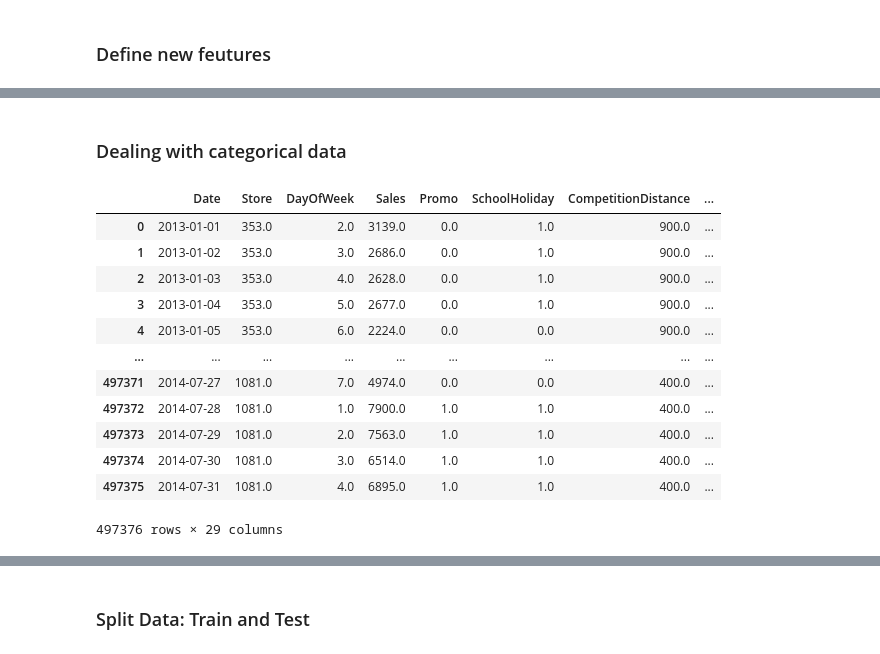
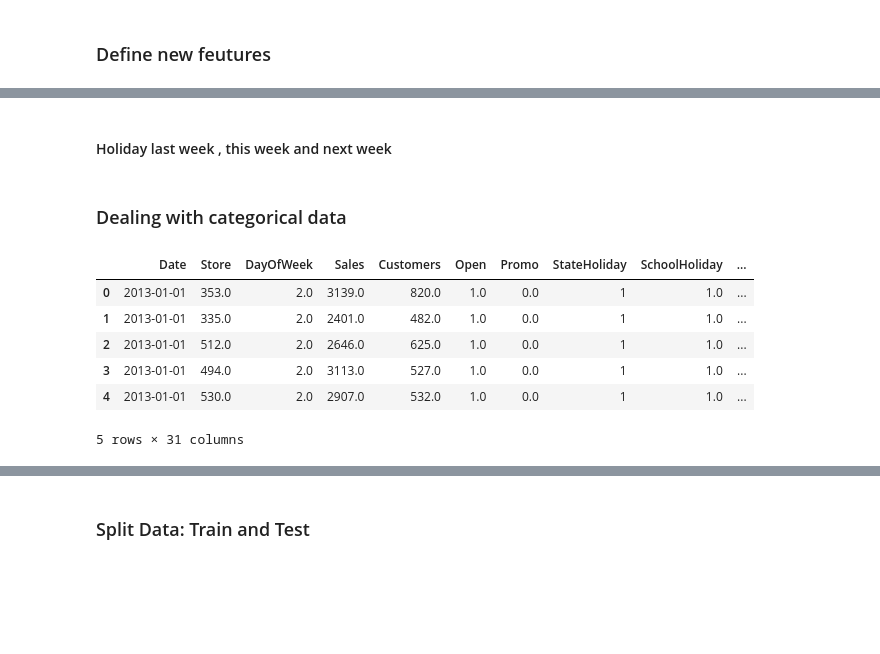
Before and after one commit to MohFarahani/DSR-Rossman, a Jupyter notebook: train.ipynb, the cells around one changed output, grey strips where cells are left out. Drawn from its saved outputs; the diff is of its cells as text; code cells hidden in the pictures; blank space fills up the shorter version.

Commit message:
Newfeatures: Holidays in last,current,next week

```diff
--- a/train.ipynb
+++ b/train.ipynb
@@ -201,0 +219,3 @@ train_full.loc[:,'Store_freq'] = train_full.loc[:,'Store'].map(freq)
+# %%
+customer_day_store = (cutomer_store / open_store)
+train_full = pd.merge(train_full, customer_day_store.reset_index(name='CustomersPerDay'), how='left', on=['Store'])
@@ -202,3 +235,33 @@ train_full.loc[:,'Store_freq'] = train_full.loc[:,'Store'].map(freq)
+# %% [markdown]
+#### Holiday last week , this week and next week
+# %%
+import datetime
+def holidays_week(df,start,end,start_past=False):
+    holidays = []
+    holidays_index = []
+    for index,value in df.groupby('Date').sum().iterrows():
+        first = index + datetime.timedelta(days=start)
+        if start_past:
+            first = index - datetime.timedelta(days=start)
+        last =  index + datetime.timedelta(days=end)
+        school_holidays = sum((df.groupby('Date').sum()[first:last])['SchoolHoliday'])
+        state_holidays = sum((df.groupby('Date').sum()[first:last])['StateHoliday'])
+        holidays.append(school_holidays+state_holidays)
+        holidays_index.append(index)
+    return holidays,holidays_index
+
+holidays_last_week,holidays_last_index=holidays_week(train_full,7,1,start_past=True)
+holidays_this_week,holidays_this_index=holidays_week(train_full,0,7)
+holidays_next_week,holidays_next_index=holidays_week(train_full,7,15)
+# %%
+temp_df = pd.DataFrame({'HolidaysLastWeek':holidays_last_week, 'Date': holidays_last_index})
+train_full = pd.merge(train_full, temp_df, on=['Date'])
+
+temp_df = pd.DataFrame({'HolidaysThisWeek':holidays_this_week, 'Date': holidays_this_index})
+train_full = pd.merge(train_full, temp_df, on=['Date'])
+
+temp_df = pd.DataFrame({'HolidaysNextWeek':holidays_next_week, 'Date': holidays_next_index})
+train_full = pd.merge(train_full, temp_df, on=['Date'])
 # %% [markdown]
 ### Dealing with categorical data
 # %%
@@ -208,20 +271,17 @@ def get_dummies(df,columns):
             df = pd.get_dummies(df, columns = [col])
     return df
 
-train_full = get_dummies(train_full,['StateHoliday','StoreType','Assortment','PromoInterval'])
+train_full = get_dummies(train_full,['StoreType','Assortment','PromoInterval'])
+
+freq = train_full.groupby('Store').size()/len(train_full)
+train_full.loc[:,'Store_freq'] = train_full.loc[:,'Store'].map(freq)
 # %%
-train_full
+train_full.head()
 # %% [output]
-|  | Date | Store | DayOfWeek | Sales | Promo | SchoolHoliday | CompetitionDistance | ... |
-| 0 | 2013-01-01 | 353.0 | 2.0 | 3139.0 | 0.0 | 1.0 | 900.0 | ... |
-| 1 | 2013-01-02 | 353.0 | 3.0 | 2686.0 | 0.0 | 1.0 | 900.0 | ... |
-| 2 | 2013-01-03 | 353.0 | 4.0 | 2628.0 | 0.0 | 1.0 | 900.0 | ... |
-| 3 | 2013-01-04 | 353.0 | 5.0 | 2677.0 | 0.0 | 1.0 | 900.0 | ... |
-| 4 | 2013-01-05 | 353.0 | 6.0 | 2224.0 | 0.0 | 0.0 | 900.0 | ... |
-| ... | ... | ... | ... | ... | ... | ... | ... | ... |
-| 497371 | 2014-07-27 | 1081.0 | 7.0 | 4974.0 | 0.0 | 0.0 | 400.0 | ... |
-| 497372 | 2014-07-28 | 1081.0 | 1.0 | 7900.0 | 1.0 | 1.0 | 400.0 | ... |
-| 497373 | 2014-07-29 | 1081.0 | 2.0 | 7563.0 | 1.0 | 1.0 | 400.0 | ... |
-| 497374 | 2014-07-30 | 1081.0 | 3.0 | 6514.0 | 1.0 | 1.0 | 400.0 | ... |
-| 497375 | 2014-07-31 | 1081.0 | 4.0 | 6895.0 | 1.0 | 1.0 | 400.0 | ... |
+|  | Date | Store | DayOfWeek | Sales | Customers | Open | Promo | StateHoliday | SchoolHoliday | ... |
+| 0 | 2013-01-01 | 353.0 | 2.0 | 3139.0 | 820.0 | 1.0 | 0.0 | 1 | 1.0 | ... |
+| 1 | 2013-01-01 | 335.0 | 2.0 | 2401.0 | 482.0 | 1.0 | 0.0 | 1 | 1.0 | ... |
+| 2 | 2013-01-01 | 512.0 | 2.0 | 2646.0 | 625.0 | 1.0 | 0.0 | 1 | 1.0 | ... |
+| 3 | 2013-01-01 | 494.0 | 2.0 | 3113.0 | 527.0 | 1.0 | 0.0 | 1 | 1.0 | ... |
+| 4 | 2013-01-01 | 530.0 | 2.0 | 2907.0 | 532.0 | 1.0 | 0.0 | 1 | 1.0 | ... |
-497376 rows × 29 columns
+5 rows × 31 columns
```
Also changed, not shown: parts of 21 cells of this notebook.
